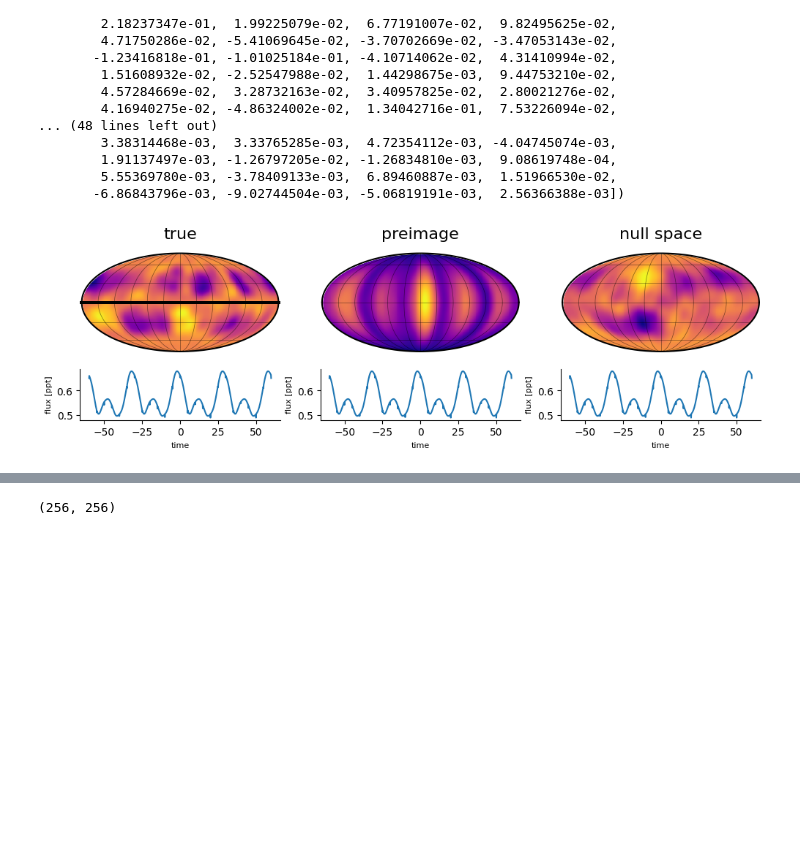
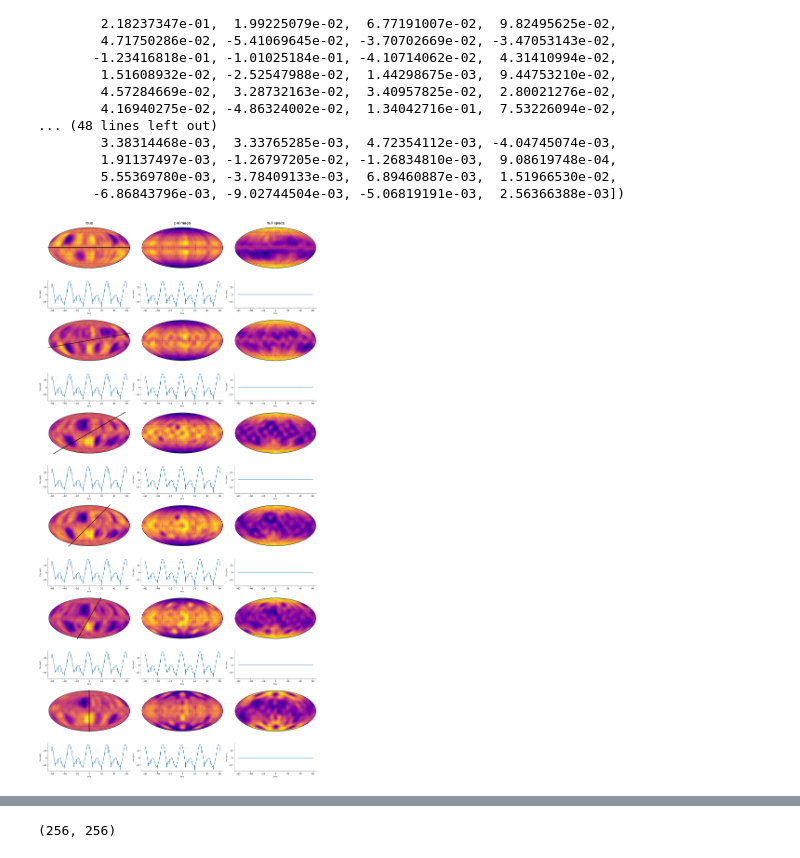
Before and after one commit to ssagynbayeva/starry-project, a Jupyter notebook: SSP/nullspace-preimage.ipynb, the cells around one changed output, grey strips where cells are left out. Saved outputs shown, nothing was run; the diff lists cells and outputs as text; code cells hidden in the pictures; blank space fills up the shorter version.

Commit message:
changed the null space plots

```diff
--- a/SSP/nullspace-preimage.ipynb
+++ b/SSP/nullspace-preimage.ipynb
@@ -190,8 +192,6 @@ class Star(object):
             self.Q *= s[:, None]
 
         self.star = starry.Primary(self.map, r=1, m=1)
-        # self.map.inc = 90
-        # self.map.obl = -30
         self.map[1] = 0.4
         self.map[2] = 0.2
         if planet:
@@ -209,11 +209,11 @@ class Star(object):
 
         sp = StarryProcess(
             mu=30,
-            sigma=5,
+            sigma=1,
             r=20,
             dr=5.,
             c=0.5,
-            n=10,
+            n=1,
         )
 
         nt = len(t)
@@ -235,9 +235,6 @@ class Star(object):
             / np.pi
         )
 
-    def reset(self):
-        self.intensity = np.zeros_like(self.lat)
-
     def get_y(self):
         flux = self.sys.design_matrix(self.t)[:, :-1] @ self.y_true
         sigma_flux = self.err*np.ones_like(flux)
@@ -258,7 +255,7 @@ star.planet.t0 = 0.
 star.star.prot = 30
 y = star.get_y()
 star.map[:,:] = y.eval()
-flux = star.map.flux(theta=theta)
+flux = star.sys.design_matrix(t)[:,:-1] @ y.eval()
 plt.figure(figsize=(12,8))
 plt.plot(t, flux, 'k-')
 # %% [output]
@@ -330,18 +327,23 @@ stars[0].planet.Omega = 10
 stars = [None, None, None, None, None, None]
 # The Ylm coeffs for each star
 y = [None, None, None, None, None, None]
+
+# fig, axes = plt.subplots(2, 3, figsize=(18, 8))
+fig, ax = plt.subplots(
+        12, 3, figsize=(18, 36), gridspec_kw={"height_ratios": [1, 0.5] * 6}
+    )
 # Loop over each star
 for k, obl in enumerate(obls):
 
    # Set up the figure
-    fig, ax = plt.subplots(
-        2, 3, figsize=(12, 3), gridspec_kw={"height_ratios": [1, 0.5]}
-    )
+    # fig, ax = plt.subplots(
+    #     2, 3, figsize=(12, 3), gridspec_kw={"height_ratios": [1, 0.5]}
+    # )
 
     # Compute the null space operators
     t = np.linspace(-60, 60, 1000)
     theta = (360 * t / 30) % 360
-    stars[k] = Star(t=t, ydeg=15, smoothing=0.1)
+    stars[k] = Star(t=t, smoothing=0.1)
     stars[k].reset()
     # stars[k].map.obl = obl
     stars[k].planet.Omega = obl
@@ -351,7 +353,8 @@ for k, obl in enumerate(obls):
 
     y[k] = stars[k].get_y()
 
-    A = stars[k].map.design_matrix(theta=theta)
+    # A = stars[k].map.design_matrix(theta=theta)
+    A = stars[k].sys.design_matrix(t)[:, :-1]
     rank = np.linalg.matrix_rank(A)
     _, _, VT = svd(A)
     N = VT[rank:].T @ VT[rank:]  # null space operator
@@ -368,9 +371,13 @@ for k, obl in enumerate(obls):
     yo = yo[1]
     zo = zo[1]
     idx = (zo > 0) | (xo ** 2 + yo ** 2 > 1)
-    ax[0, 0].plot(xo[idx], yo[idx], "k-", ms=1);
-    ax[0, 0].set_aspect(1)
-    ax[0, 0].axis("off")
+    # ax[0, 0].plot(xo[idx], yo[idx], "k-", ms=1);
+    # ax[0, 0].set_aspect(1)
+    # ax[0, 0].axis("off")
+
+    ax[k*2, 0].plot(xo[idx], yo[idx], "k-", ms=1);
+    ax[k*2, 0].set_aspect(1)
+    ax[k*2, 0].axis("off")
 
 
     # idx = (zo > 0) & (xo ** 2 + yo ** 2 < 1)
@@ -381,7 +388,8 @@ for k, obl in enumerate(obls):
     # mask[mask == 1] = np.nan
     # ax[0,0].plot(lon, lat + mask, "k-");
 
-    stars[k].map.show(ax=ax[0, 0], image=image, projection="moll")
+    # stars[k].map.show(ax=ax[0, 0], image=image, projection="moll")
+    stars[k].map.show(ax=ax[k*2, 0], image=image, projection="moll")
     ax[0, 0].annotate(
         "true",
         xy=(0.5, 1.0),
@@ -392,11 +400,14 @@ for k, obl in enumerate(obls):
         ha="center",
         fontsize=16,
     )
-    flux = stars[k].map.flux(theta=theta)
+    # flux = stars[k].map.flux(theta=theta)
+    # flux -= np.mean(flux)
+    # flux *= 1e3
+    flux = stars[k].sys.design_matrix(t)[:, :-1] @ y[k].eval()
     flux -= np.mean(flux)
     flux *= 1e3
-    # flux = stars[k].sys.design_matrix(t)[:, :-1] @ stars[k].y_true
-    ax[1, 0].plot(t, flux)
+    # ax[1, 0].plot(t, flux)
+    ax[k * 2 + 1, 0].plot(t, flux)
     ymax = 1.2 * np.max(np.abs(flux))
 
 
@@ -404,7 +415,7 @@ for k, obl in enumerate(obls):
     stars[k].map[:, :] = R @ y[k].eval()
     image = stars[k].map.render(projection="moll")
     image += 1 - np.nanmedian(image)
-    stars[k].map.show(ax=ax[0, 1], image=image, projection="moll")
+    stars[k].map.show(ax=ax[k*2, 1], image=image, projection="moll")
     ax[0, 1].annotate(
         "preimage",
         xy=(0.5, 1.0),
@@ -415,51 +426,65 @@ for k, obl in enumerate(obls):
         ha="center",
         fontsize=16,
     )
-    flux = stars[k].map.flux(theta=theta)
+    # flux = stars[k].map.flux(theta=theta)
+    # flux -= np.mean(flux)
+    # flux *= 1e3
+    flux = stars[k].sys.design_matrix(t)[:, :-1] @ (R @ y[k].eval())
     flux -= np.mean(flux)
     flux *= 1e3
-    # flux = stars[k].sys.design_matrix(t)[:, :-1] @ stars[k].y_true
-    # flux -= np.mean(flux)
-    # flux *= 1e3
-    ax[1, 1].plot(t, flux)
+    # ax[1, 1].plot(t, flux)
 
-    ax[1, 1].set_ylim(*ax[1, 0].get_ylim())
+    # ax[1, 1].set_ylim(*ax[1, 0].get_ylim())
+
+    ax[k*2+1, 1].plot(t, flux)
+
+    ax[k*2+1, 1].set_ylim(*ax[1, 0].get_ylim())
 
     # Null space only
     stars[k].map[:, :] = N @ y[k].eval()
     image = stars[k].map.render(projection="moll")
     image += 1 - np.nanmedian(image)
-    stars[k].map.show(ax=ax[0, 2], image=image, projection="moll")
+    stars[k].map.show(ax=ax[k*2, 2], image=image, projection="moll")
     ax[0, 2].annotate(
         "null space",
         xy=(0.5, 1.0),
         xycoords="axes fraction",
         xytext=(0, 10),
         textcoords="offset points",
         va="bottom",
         ha="center",
         fontsize=16,
     )
-    flux = stars[k].map.flux(theta=theta)
+    # flux = stars[k].map.flux(theta=theta)
+    # flux -= np.mean(flux)
+    # flux *= 1e3
+    flux = stars[k].sys.design_matrix(t)[:, :-1] @ (N @ y[k].eval())
     flux -= np.mean(flux)
     flux *= 1e3
-    ax[1, 2].plot(t, flux)
+    # ax[1, 2].plot(t, flux)
 
-    ax[1, 2].set_ylim(*ax[1, 0].get_ylim())
+    # ax[1, 2].set_ylim(*ax[1, 0].get_ylim())
+
+    ax[k*2+1, 2].plot(t, flux)
+
+    ax[k*2+1, 2].set_ylim(*ax[1, 0].get_ylim())
 
     # Appearance
     for n in range(3):
-        ax[1, n].spines["top"].set_visible(False)
-        ax[1, n].spines["right"].set_visible(False)
-        ax[1, n].set_xlabel("time", fontsize=8)
-        ax[1, n].set_ylabel("flux [ppt]", fontsize=8)
+        ax[k*2+1, n].spines["top"].set_visible(False)
+        ax[k*2+1, n].spines["right"].set_visible(False)
+        ax[k*2+1, n].set_xlabel("time", fontsize=8)
+        ax[k*2+1, n].set_ylabel("flux [ppt]", fontsize=8)
         # ax[1, n].set_xticks([0, 0.5, 1, 2, 3])
         # for tick in (
         #     ax[1, n].xaxis.get_major_ticks()
         #     + ax[1, n].yaxis.get_major_ticks()
         # ):
         #     tick.label.set_fontsize(6)
         # ax[1, n].tick_params(direction="in")
-        ax[0, n].set_rasterization_zorder(2)
+        ax[k*2, n].set_rasterization_zorder(2)
+
+    # Remove empty space between subplots
+    plt.tight_layout()
 # %% [output]
-[figure, old version]
+[figure, new version]
```
Also changed, not shown: parts of 3 cells of this notebook.
